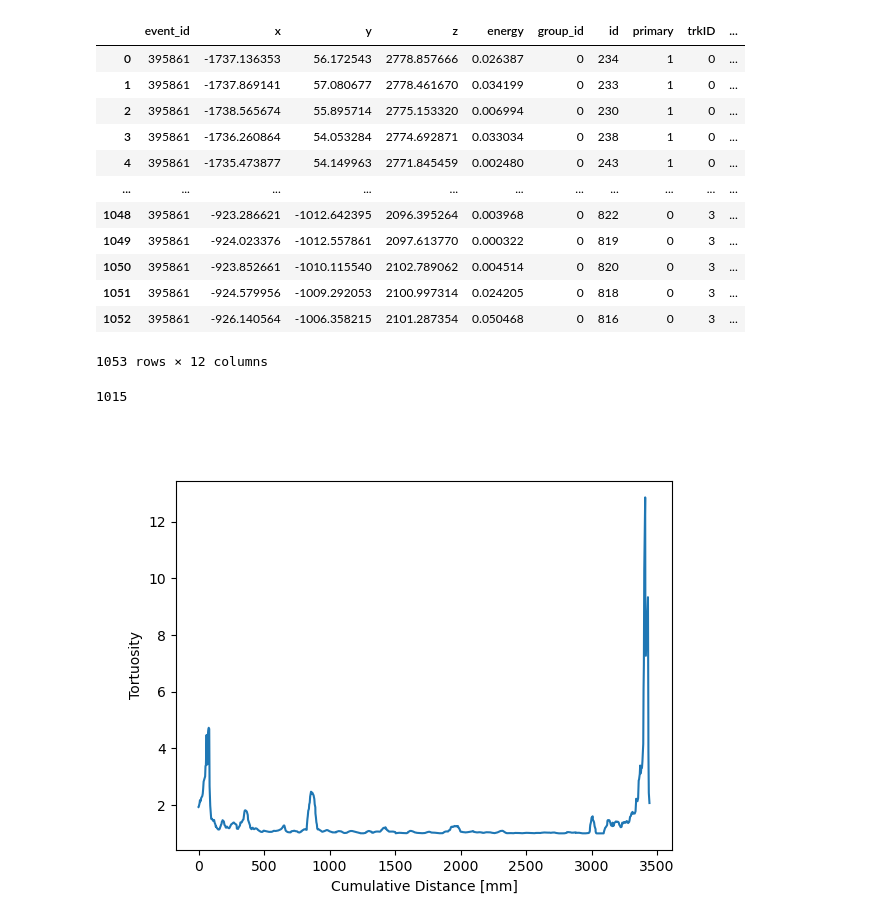
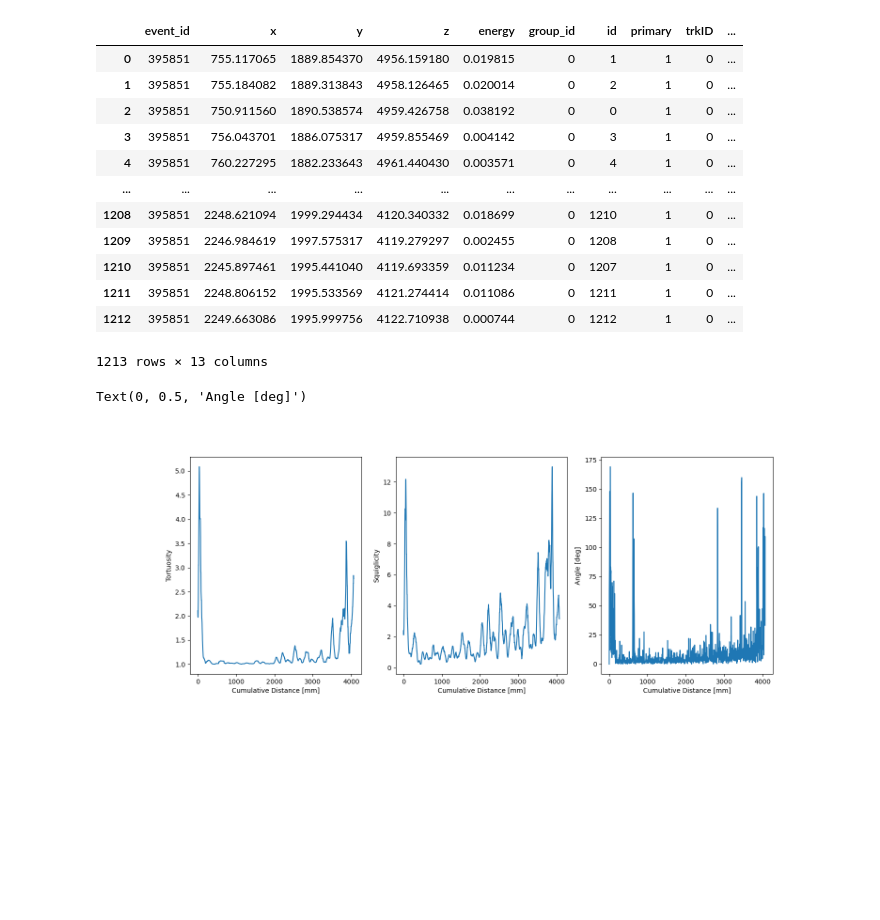
Before and after one commit to kvjmistry/ATPC, a Jupyter notebook: notebooks/TrackBuilding.ipynb, the cells around one changed output. Cells and saved outputs as stored; diff of their text form; code cells hidden in the pictures; blank space fills up the shorter version.

```diff
--- a/notebooks/TrackBuilding.ipynb
+++ b/notebooks/TrackBuilding.ipynb
@@ -52,7 +54,7 @@ print(event_list)
 # %%
 %matplotlib widget
 
-data = hits[hits.event_id ==event_list[11]]
+data = hits[hits.event_id ==event_list[1]]
 # data = hits[hits.event_id ==395909]
 
 # There seems to be a duplicate row sometimes
@@ -64,13 +66,14 @@ data = data[['event_id', 'x', 'y', 'z',"energy"]]
 
 
 # Apply grouping
-Diff_smear, energy_threshold, diff_scale_factor, radius_sf, voxel_sf = InitializeParams(pressure, diffusion)
+Diff_smear, energy_threshold, diff_scale_factor, radius_sf, voxel_sf, Tortuosity_dist = InitializeParams(pressure, diffusion)
 
 print("Diffussion smear is: ",        Diff_smear,            "mm/sqrt(cm)")
 print("Energy threshold is: ",        1000*energy_threshold, "keV")
 print("diffision scale factor is: ",  diff_scale_factor)
 print("Radius scale factor is: ",     radius_sf)
 print("Voxel scale factor is: ",      voxel_sf)
+print("Tortuosity distance scale is:", Tortuosity_dist)
 
 mean_sigma = round(diff_scale_factor*Diff_smear*np.sqrt(0.1*data.z.mean()))
 print("mean_sigma:", mean_sigma)
@@ -537,38 +538,38 @@ plt.show()
 # %%
 # Calculate Track Tortuosity
 
-df_angles = CalcTortuosity(df_angles)
+df_angles = CalcAngularVars(df_angles, Tortuosity_dist)
 # %%
 display(df_angles)
 # %% [output]
 |  | event_id | x | y | z | energy | group_id | id | primary | trkID | ... |
-| 0 | 395861 | -1737.136353 | 56.172543 | 2778.857666 | 0.026387 | 0 | 234 | 1 | 0 | ... |
-| 1 | 395861 | -1737.869141 | 57.080677 | 2778.461670 | 0.034199 | 0 | 233 | 1 | 0 | ... |
-| 2 | 395861 | -1738.565674 | 55.895714 | 2775.153320 | 0.006994 | 0 | 230 | 1 | 0 | ... |
-| 3 | 395861 | -1736.260864 | 54.053284 | 2774.692871 | 0.033034 | 0 | 238 | 1 | 0 | ... |
-| 4 | 395861 | -1735.473877 | 54.149963 | 2771.845459 | 0.002480 | 0 | 243 | 1 | 0 | ... |
+| 0 | 395851 | 755.117065 | 1889.854370 | 4956.159180 | 0.019815 | 0 | 1 | 1 | 0 | ... |
+| 1 | 395851 | 755.184082 | 1889.313843 | 4958.126465 | 0.020014 | 0 | 2 | 1 | 0 | ... |
+| 2 | 395851 | 750.911560 | 1890.538574 | 4959.426758 | 0.038192 | 0 | 0 | 1 | 0 | ... |
+| 3 | 395851 | 756.043701 | 1886.075317 | 4959.855469 | 0.004142 | 0 | 3 | 1 | 0 | ... |
+| 4 | 395851 | 760.227295 | 1882.233643 | 4961.440430 | 0.003571 | 0 | 4 | 1 | 0 | ... |
 | ... | ... | ... | ... | ... | ... | ... | ... | ... | ... | ... |
-| 1048 | 395861 | -923.286621 | -1012.642395 | 2096.395264 | 0.003968 | 0 | 822 | 0 | 3 | ... |
-| 1049 | 395861 | -924.023376 | -1012.557861 | 2097.613770 | 0.000322 | 0 | 819 | 0 | 3 | ... |
-| 1050 | 395861 | -923.852661 | -1010.115540 | 2102.789062 | 0.004514 | 0 | 820 | 0 | 3 | ... |
-| 1051 | 395861 | -924.579956 | -1009.292053 | 2100.997314 | 0.024205 | 0 | 818 | 0 | 3 | ... |
-| 1052 | 395861 | -926.140564 | -1006.358215 | 2101.287354 | 0.050468 | 0 | 816 | 0 | 3 | ... |
+| 1208 | 395851 | 2248.621094 | 1999.294434 | 4120.340332 | 0.018699 | 0 | 1210 | 1 | 0 | ... |
+| 1209 | 395851 | 2246.984619 | 1997.575317 | 4119.279297 | 0.002455 | 0 | 1208 | 1 | 0 | ... |
+| 1210 | 395851 | 2245.897461 | 1995.441040 | 4119.693359 | 0.011234 | 0 | 1207 | 1 | 0 | ... |
+| 1211 | 395851 | 2248.806152 | 1995.533569 | 4121.274414 | 0.011086 | 0 | 1211 | 1 | 0 | ... |
+| 1212 | 395851 | 2249.663086 | 1995.999756 | 4122.710938 | 0.000744 | 0 | 1212 | 1 | 0 | ... |
-1053 rows × 12 columns
+1213 rows × 13 columns
 # %%
-plt.figure()
+fig, axs = plt.subplots(1, 3, figsize=(16, 6))
 
-plt.plot(df_angles[df_angles.trkID == 0].cumulative_distance, df_angles[df_angles.trkID == 0]["Tortuosity"])
-plt.xlabel("Cumulative Distance [mm]")
-plt.ylabel("Tortuosity")
+axs[0].plot(df_angles[df_angles.trkID == 0].cumulative_distance, df_angles[df_angles.trkID == 0]["Tortuosity"])
+axs[0].set_xlabel("Cumulative Distance [mm]")
+axs[0].set_ylabel("Tortuosity")
 
-# plt.figure()
-
-# plt.hist(df_angles[df_angles.trkID == 0].cumulative_distance, weights = df_angles[df_angles.trkID == 0].energy, bins = 20)
-# plt.xlabel("Cumulative Distance [mm]")
-# plt.ylabel("Energy [MeV]")
+axs[1].plot(df_angles[df_angles.trkID == 0].cumulative_distance, df_angles[df_angles.trkID == 0]["Squiglicity"])
+axs[1].set_xlabel("Cumulative Distance [mm]")
+axs[1].set_ylabel("Squiglicity")
 
 
-print(len(df_angles[df_angles.trkID == 0]))
+axs[2].plot(df_angles[df_angles.trkID == 0].cumulative_distance, df_angles[df_angles.trkID == 0]["angle"])
+axs[2].set_xlabel("Cumulative Distance [mm]")
+axs[2].set_ylabel("Angle [deg]")
 # %% [output]
-1015
+Text(0, 0.5, 'Angle [deg]')
-[figure, old version]
+[figure, new version]
```
Also changed, not shown: parts of 13 cells of this notebook, 3 other files.
